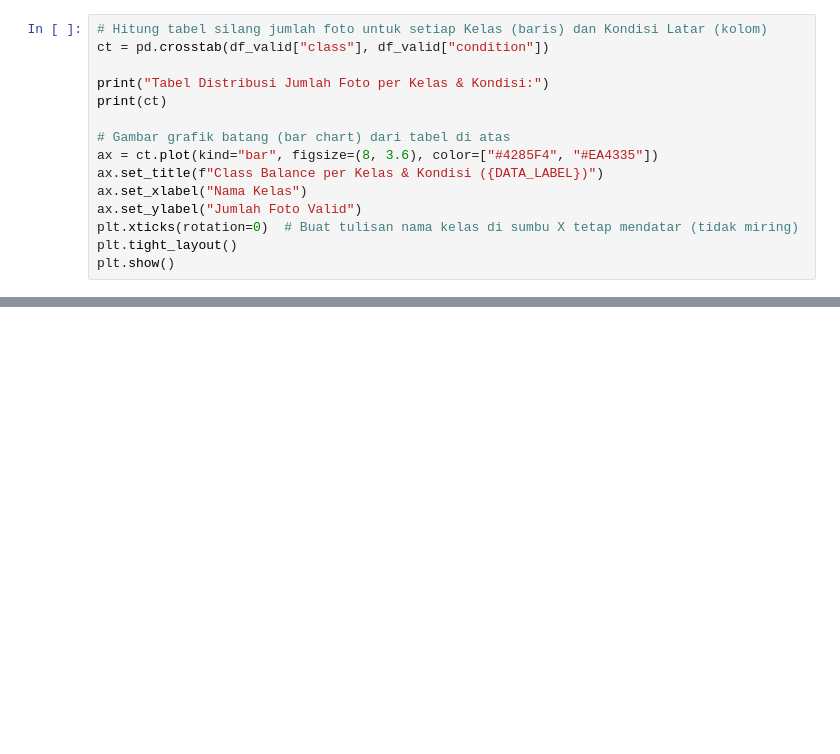
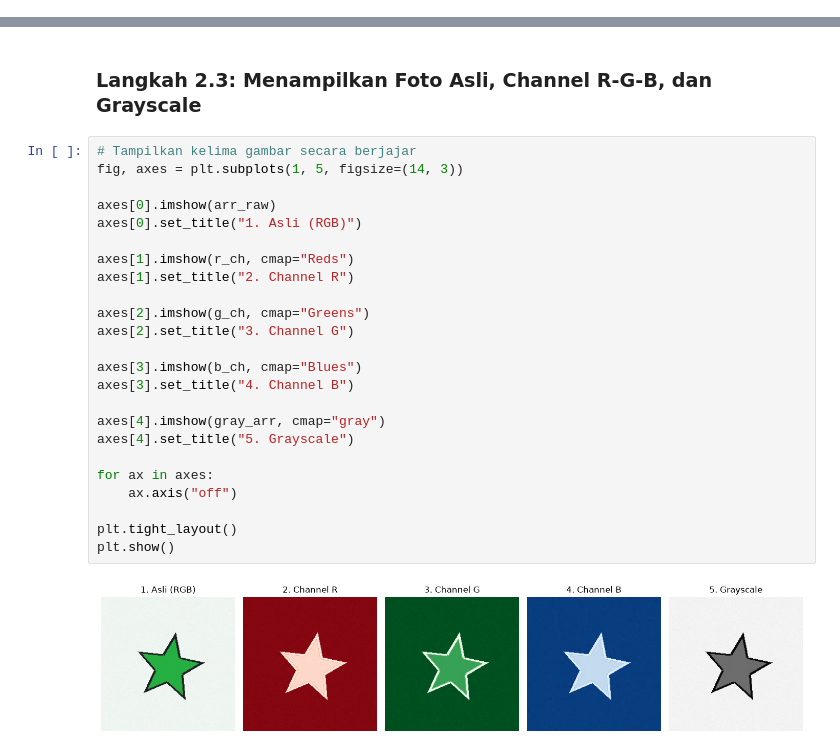
Before and after one commit to muhammadhaerul25/HaloTech-Private-DeepLearning, a Jupyter notebook: materials/P01/solutions/P01_understanding_images_processing_eda.ipynb, the cells around one changed output, grey strips where cells are left out. Cells and saved outputs as stored; diff of their text form; blank space fills up the shorter version.

```diff
--- a/materials/P01/solutions/P01_understanding_images_processing_eda.ipynb
+++ b/materials/P01/solutions/P01_understanding_images_processing_eda.ipynb
@@ -621,15 +0,0 @@ Kita gunakan `pd.crosstab()` untuk menghitung jumlah foto per kelas dan kondisi
-# %%
-# Hitung tabel silang jumlah foto untuk setiap Kelas (baris) dan Kondisi Latar (kolom)
-ct = pd.crosstab(df_valid["class"], df_valid["condition"])
-
-print("Tabel Distribusi Jumlah Foto per Kelas & Kondisi:")
-print(ct)
-
-# Gambar grafik batang (bar chart) dari tabel di atas
-ax = ct.plot(kind="bar", figsize=(8, 3.6), color=["#4285F4", "#EA4335"])
-ax.set_title(f"Class Balance per Kelas & Kondisi ({DATA_LABEL})")
-ax.set_xlabel("Nama Kelas")
-ax.set_ylabel("Jumlah Foto Valid")
-plt.xticks(rotation=0)  # Buat tulisan nama kelas di sumbu X tetap mendatar (tidak miring)
-plt.tight_layout()
-plt.show()
@@ -861,0 +258,28 @@ Gunakan daftar referensi berikut secara berurutan untuk memperdalam konsep P01:
+# %% [markdown]
+### Langkah 2.3: Menampilkan Foto Asli, Channel R-G-B, dan Grayscale
+# %%
+# Tampilkan kelima gambar secara berjajar
+fig, axes = plt.subplots(1, 5, figsize=(14, 3))
+
+axes[0].imshow(arr_raw)
+axes[0].set_title("1. Asli (RGB)")
+
+axes[1].imshow(r_ch, cmap="Reds")
+axes[1].set_title("2. Channel R")
+
+axes[2].imshow(g_ch, cmap="Greens")
+axes[2].set_title("3. Channel G")
+
+axes[3].imshow(b_ch, cmap="Blues")
+axes[3].set_title("4. Channel B")
+
+axes[4].imshow(gray_arr, cmap="gray")
+axes[4].set_title("5. Grayscale")
+
+for ax in axes:
+    ax.axis("off")
+
+plt.tight_layout()
+plt.show()
+# %% [output]
+[figure, added]
```
Also changed, not shown: parts of 113 cells of this notebook, 5 other files.
